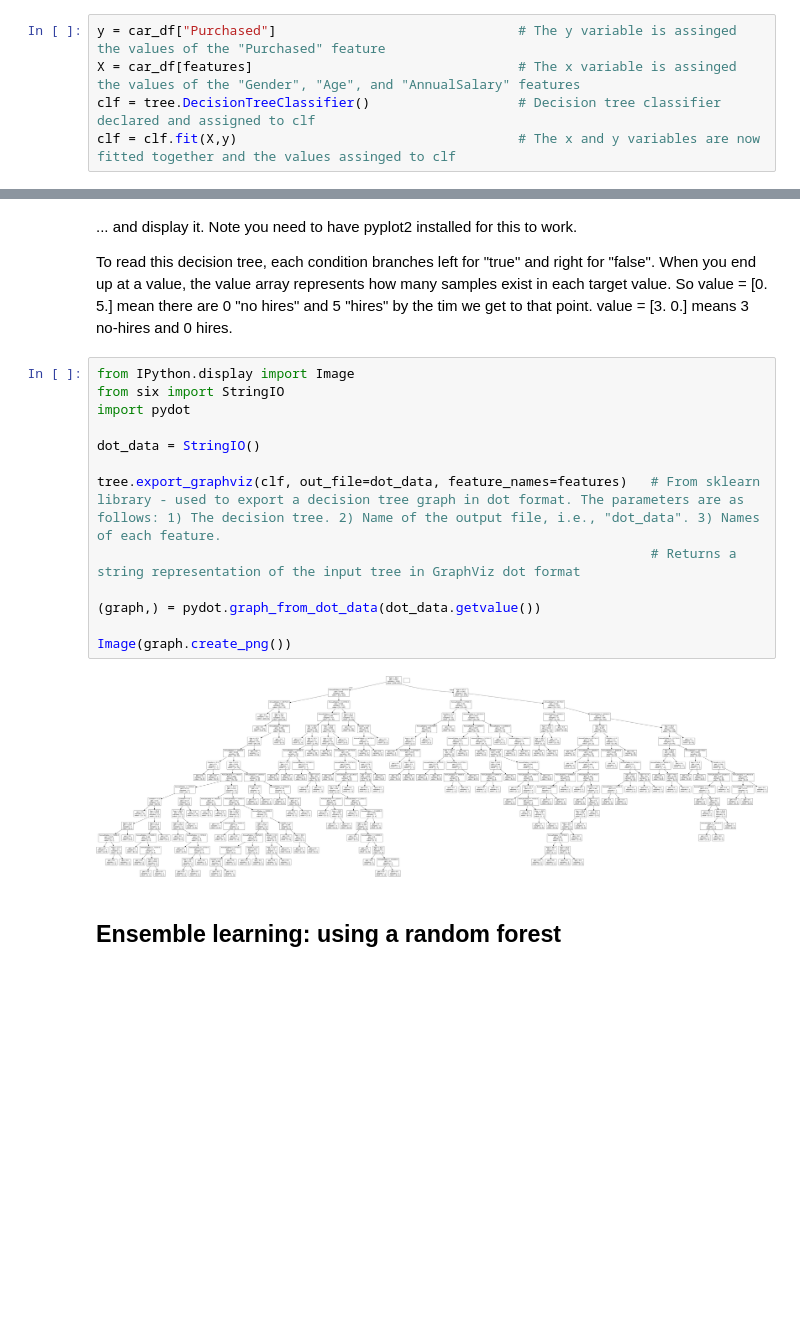
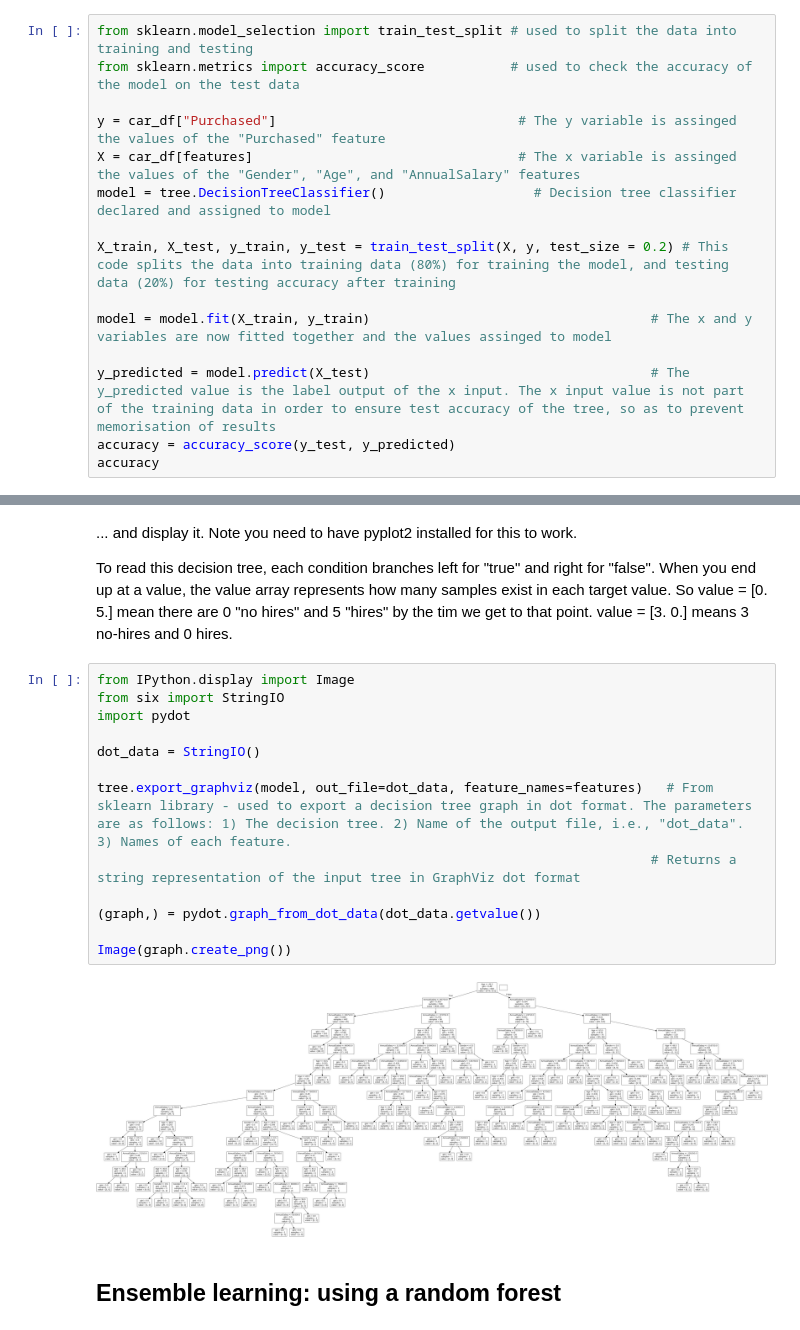
Before and after one commit to ConorDataHub/ML_Algorithm_Assignment, a Jupyter notebook: 5DecisionTree.ipynb, the cells around one changed output, grey strips where cells are left out. Cells and saved outputs as stored; diff of their text form; blank space fills up the shorter version.

```diff
--- a/5DecisionTree.ipynb
+++ b/5DecisionTree.ipynb
@@ -47,7 +47,17 @@ features                             # Returns the below list which confirms we
 # %% [markdown]
 Below the y variable is the outcome and is dependant on the x variables. The decision tree is constructed at this stage also.
 # %%
+from sklearn.model_selection import train_test_split # used to split the data into training and testing
+from sklearn.metrics import accuracy_score           # used to check the accuracy of the model on the test data
+
 y = car_df["Purchased"]                               # The y variable is assinged the values of the "Purchased" feature
 X = car_df[features]                                  # The x variable is assinged the values of the "Gender", "Age", and "AnnualSalary" features
-clf = tree.DecisionTreeClassifier()                   # Decision tree classifier declared and assigned to clf
-clf = clf.fit(X,y)                                    # The x and y variables are now fitted together and the values assinged to clf
+model = tree.DecisionTreeClassifier()                   # Decision tree classifier declared and assigned to model
+
+X_train, X_test, y_train, y_test = train_test_split(X, y, test_size = 0.2) # This code splits the data into training data (80%) for training the model, and testing data (20%) for testing accuracy after training
+
+model = model.fit(X_train, y_train)                                    # The x and y variables are now fitted together and the values assinged to model
+
+y_predicted = model.predict(X_test)                                    # The y_predicted value is the label output of the x input. The x input value is not part of the training data in order to ensure test accuracy of the tree, so as to prevent memorisation of results
+accuracy = accuracy_score(y_test, y_predicted)
+accuracy
@@ -58,18 +70,18 @@ To read this decision tree, each condition branches left for "true" and right fo
 # %%
 from IPython.display import Image
 from six import StringIO
 import pydot
 
 dot_data = StringIO()
 
-tree.export_graphviz(clf, out_file=dot_data, feature_names=features)   # From sklearn library - used to export a decision tree graph in dot format. The parameters are as follows: 1) The decision tree. 2) Name of the output file, i.e., "dot_data". 3) Names of each feature.
+tree.export_graphviz(model, out_file=dot_data, feature_names=features)   # From sklearn library - used to export a decision tree graph in dot format. The parameters are as follows: 1) The decision tree. 2) Name of the output file, i.e., "dot_data". 3) Names of each feature.
                                                                        # Returns a string representation of the input tree in GraphViz dot format
 
 (graph,) = pydot.graph_from_dot_data(dot_data.getvalue())
 
 Image(graph.create_png())
 # %% [output]
-[figure, old version]
+[figure, new version]
 # %% [markdown]
 ## Ensemble learning: using a random forest
 # %% [markdown]
```
Also changed, not shown: parts of 2 cells of this notebook.
